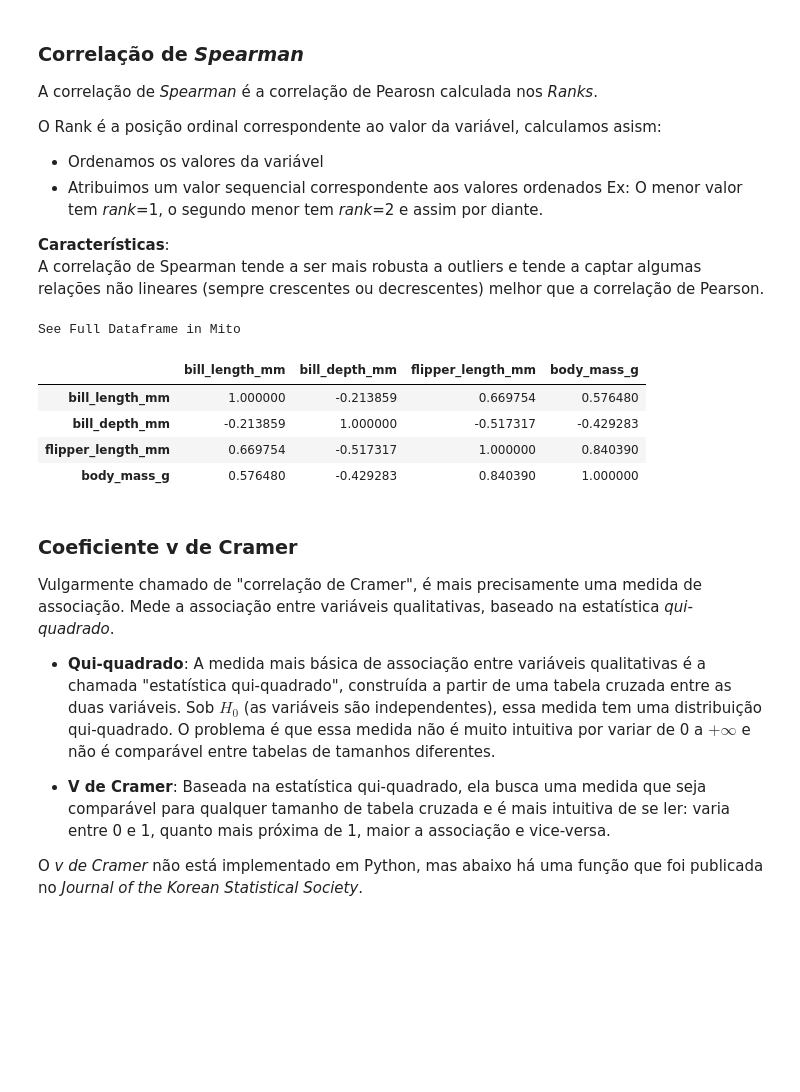
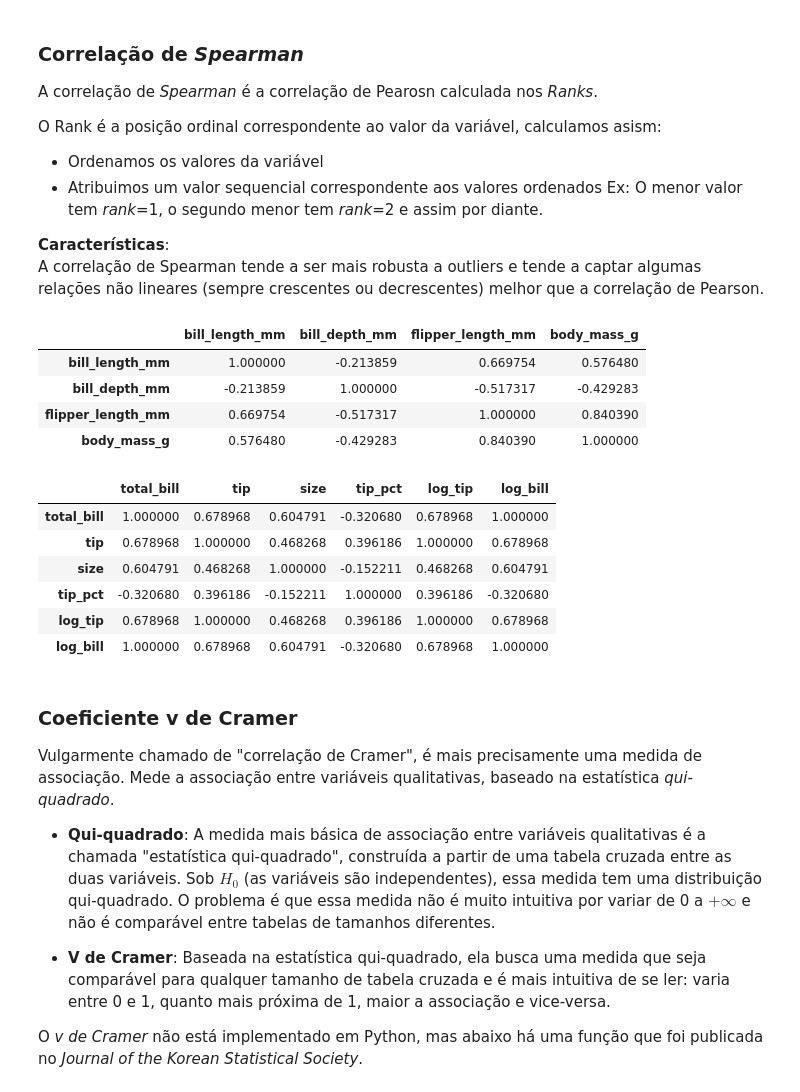
Before and after one commit to gfsilveira/ebac, a Jupyter notebook: 03-Cientista_de_Dados/02-Crisp_DM/35_modulo/ProfCientistaDados m35_supportamaterial01 LimitacoesDoModelo.ipynb, the cells around one changed output. Saved outputs shown, nothing was run; the diff lists cells and outputs as text; code cells hidden in the pictures; blank space fills up the shorter version.

```diff
--- a/03-Cientista_de_Dados/02-Crisp_DM/35_modulo/ProfCientistaDados m35_supportamaterial01 LimitacoesDoModelo.ipynb
+++ b/03-Cientista_de_Dados/02-Crisp_DM/35_modulo/ProfCientistaDados m35_supportamaterial01 LimitacoesDoModelo.ipynb
@@ -440,14 +444,23 @@ Ex: O menor valor tem *rank*=1, o segundo menor tem *rank*=2 e assim por diante.
 **Características**:<br>
 A correlação de Spearman tende a ser mais robusta a outliers e tende a captar algumas relações não lineares (sempre crescentes ou decrescentes) melhor que a correlação de Pearson.
 # %%
-penguins.corr(method='spearman')
+penguins.select_dtypes('float64').corr(method='spearman')
 # %% [output]
-See Full Dataframe in Mito
 |  | bill_length_mm | bill_depth_mm | flipper_length_mm | body_mass_g |
 | bill_length_mm | 1.000000 | -0.213859 | 0.669754 | 0.576480 |
 | bill_depth_mm | -0.213859 | 1.000000 | -0.517317 | -0.429283 |
 | flipper_length_mm | 0.669754 | -0.517317 | 1.000000 | 0.840390 |
 | body_mass_g | 0.576480 | -0.429283 | 0.840390 | 1.000000 |
+# %%
+df.select_dtypes(['float64','int64']).corr(method='spearman')
+# %% [output]
+|  | total_bill | tip | size | tip_pct | log_tip | log_bill |
+| total_bill | 1.000000 | 0.678968 | 0.604791 | -0.320680 | 0.678968 | 1.000000 |
+| tip | 0.678968 | 1.000000 | 0.468268 | 0.396186 | 1.000000 | 0.678968 |
+| size | 0.604791 | 0.468268 | 1.000000 | -0.152211 | 0.468268 | 0.604791 |
+| tip_pct | -0.320680 | 0.396186 | -0.152211 | 1.000000 | 0.396186 | -0.320680 |
+| log_tip | 0.678968 | 1.000000 | 0.468268 | 0.396186 | 1.000000 | 0.678968 |
+| log_bill | 1.000000 | 0.678968 | 0.604791 | -0.320680 | 0.678968 | 1.000000 |
 # %% [markdown]
 ### Coeficiente v de Cramer
 
```
Also changed, not shown: parts of 49 cells of this notebook, 3 other files.
